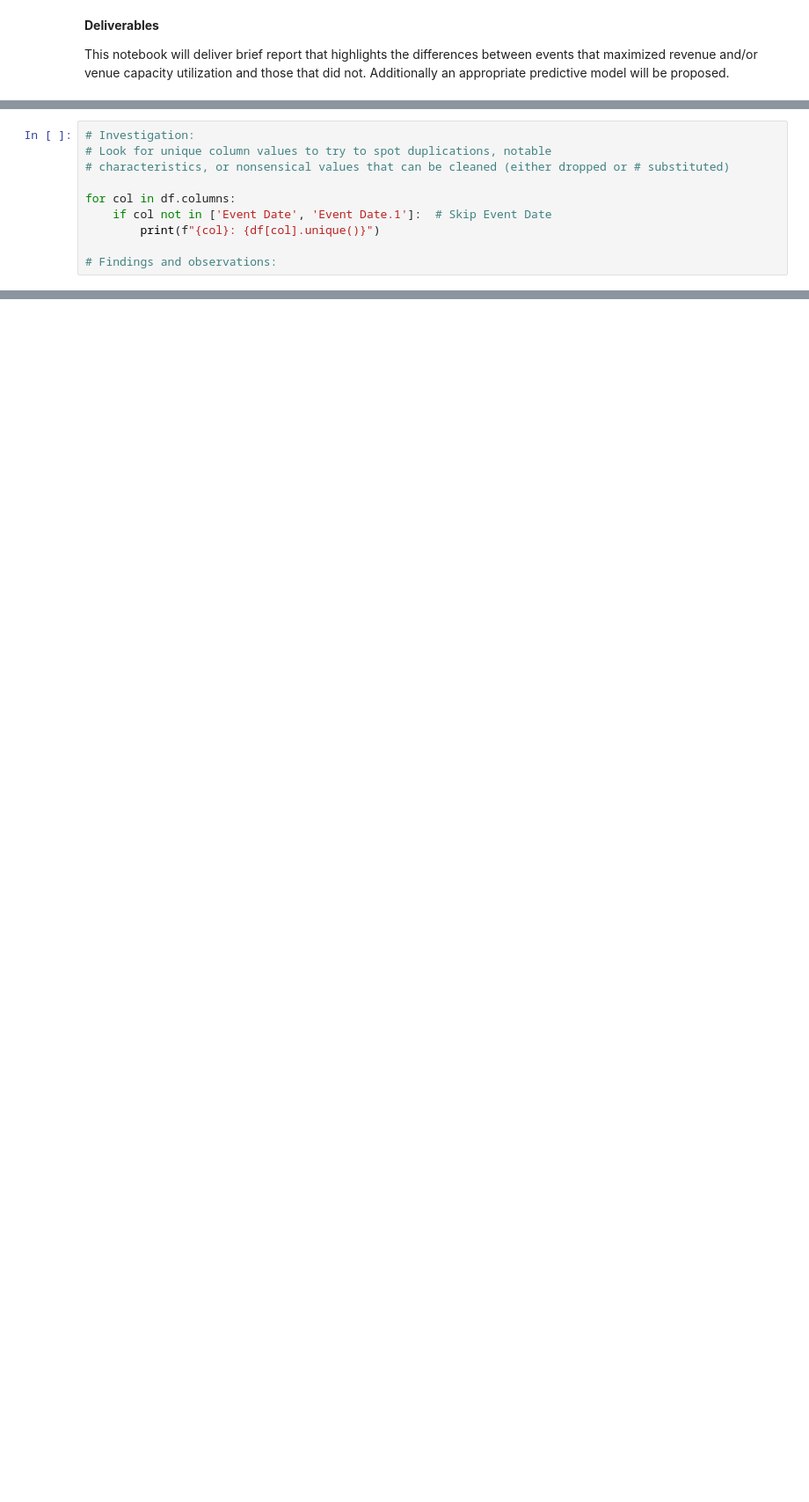
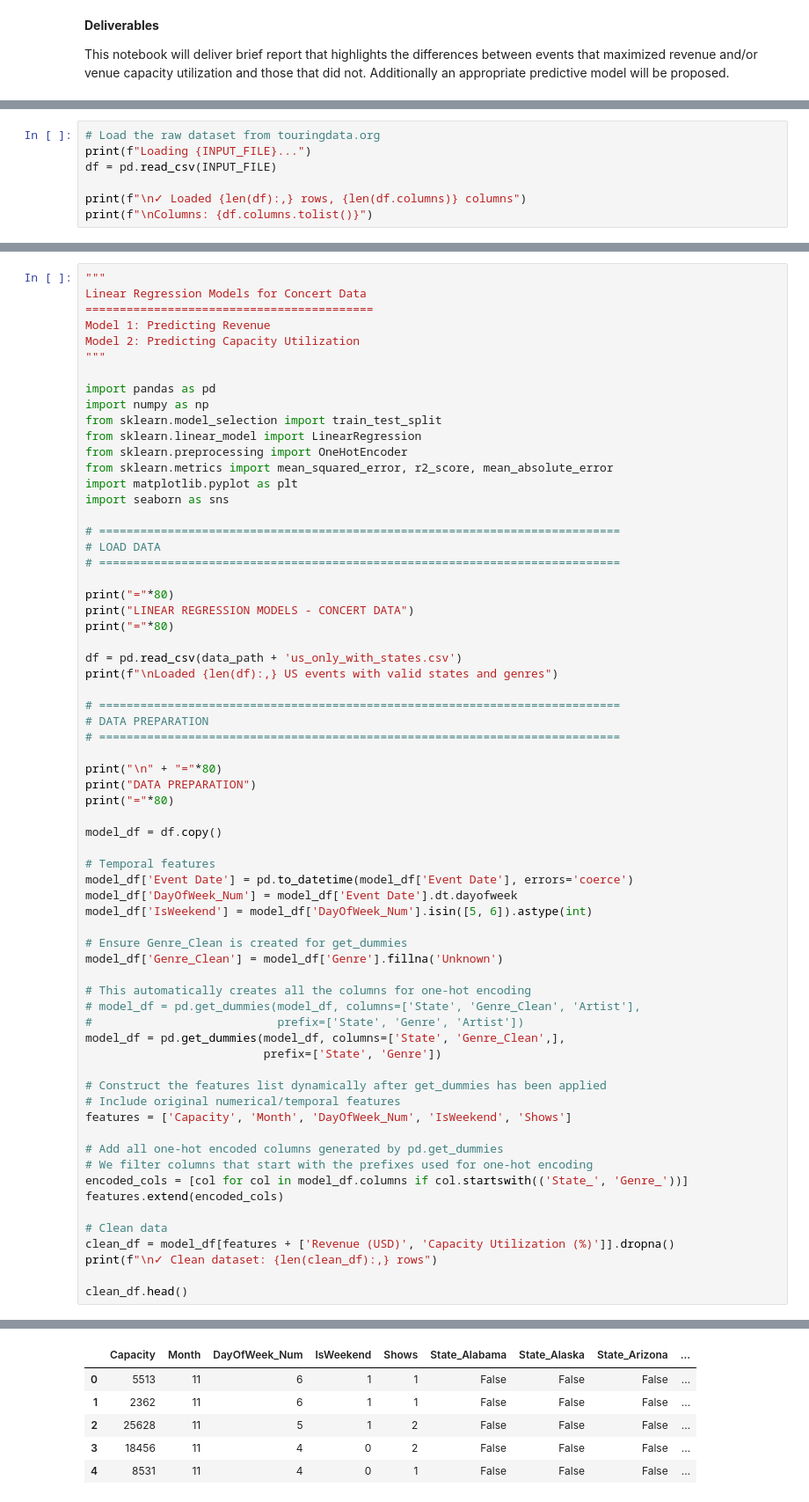
Before and after one commit to cheeseinvert/tour-data-eda, a Jupyter notebook: prompt_IV.ipynb, the cells around one changed output, grey strips where cells are left out. Shown at 88% size. Drawn from its saved outputs; the diff is of its cells as text; blank space fills up the shorter version.

```diff
--- a/prompt_IV.ipynb
+++ b/prompt_IV.ipynb
@@ -106,10 +33,0 @@ memory usage: 850.6+ KB
-# %%
-# Investigation:
-# Look for unique column values to try to spot duplications, notable
-# characteristics, or nonsensical values that can be cleaned (either dropped or # substituted)
-
-for col in df.columns:
-    if col not in ['Event Date', 'Event Date.1']:  # Skip Event Date
-        print(f"{col}: {df[col].unique()}")
-
-# Findings and observations:
@@ -147,0 +149,7 @@ except NameError:
+# %%
+# Load the raw dataset from touringdata.org
+print(f"Loading {INPUT_FILE}...")
+df = pd.read_csv(INPUT_FILE)
+
+print(f"\n✓ Loaded {len(df):,} rows, {len(df.columns)} columns")
+print(f"\nColumns: {df.columns.tolist()}")
@@ -147,0 +1079,67 @@ except NameError:
+# %%
+"""
+Linear Regression Models for Concert Data
+==========================================
+Model 1: Predicting Revenue
+Model 2: Predicting Capacity Utilization
+"""
+
+import pandas as pd
+import numpy as np
+from sklearn.model_selection import train_test_split
+from sklearn.linear_model import LinearRegression
+from sklearn.preprocessing import OneHotEncoder
+from sklearn.metrics import mean_squared_error, r2_score, mean_absolute_error
+import matplotlib.pyplot as plt
+import seaborn as sns
+
+# ============================================================================
+# LOAD DATA
+# ============================================================================
+
+print("="*80)
+print("LINEAR REGRESSION MODELS - CONCERT DATA")
+print("="*80)
+
+df = pd.read_csv(data_path + 'us_only_with_states.csv')
+print(f"\nLoaded {len(df):,} US events with valid states and genres")
+
+# ============================================================================
+# DATA PREPARATION
+# ============================================================================
+
+print("\n" + "="*80)
+print("DATA PREPARATION")
+print("="*80)
+
+model_df = df.copy()
+
+# Temporal features
+model_df['Event Date'] = pd.to_datetime(model_df['Event Date'], errors='coerce')
+model_df['DayOfWeek_Num'] = model_df['Event Date'].dt.dayofweek
+model_df['IsWeekend'] = model_df['DayOfWeek_Num'].isin([5, 6]).astype(int)
+
+# Ensure Genre_Clean is created for get_dummies
+model_df['Genre_Clean'] = model_df['Genre'].fillna('Unknown')
+
+# This automatically creates all the columns for one-hot encoding
+# model_df = pd.get_dummies(model_df, columns=['State', 'Genre_Clean', 'Artist'],
+#                           prefix=['State', 'Genre', 'Artist'])
+model_df = pd.get_dummies(model_df, columns=['State', 'Genre_Clean',],
+                          prefix=['State', 'Genre'])
+
+# Construct the features list dynamically after get_dummies has been applied
+# Include original numerical/temporal features
+features = ['Capacity', 'Month', 'DayOfWeek_Num', 'IsWeekend', 'Shows']
+
+# Add all one-hot encoded columns generated by pd.get_dummies
+# We filter columns that start with the prefixes used for one-hot encoding
+encoded_cols = [col for col in model_df.columns if col.startswith(('State_', 'Genre_'))]
+features.extend(encoded_cols)
+
+# Clean data
+clean_df = model_df[features + ['Revenue (USD)', 'Capacity Utilization (%)']].dropna()
+print(f"\n✓ Clean dataset: {len(clean_df):,} rows")
+
+clean_df.head()
+# %% [output]
@@ -147,0 +1157,6 @@ except NameError:
+|  | Capacity | Month | DayOfWeek_Num | IsWeekend | Shows | State_Alabama | State_Alaska | State_Arizona | ... |
+| 0 | 5513 | 11 | 6 | 1 | 1 | False | False | False | ... |
+| 1 | 2362 | 11 | 6 | 1 | 1 | False | False | False | ... |
+| 2 | 25628 | 11 | 5 | 1 | 2 | False | False | False | ... |
+| 3 | 18456 | 11 | 4 | 0 | 2 | False | False | False | ... |
+| 4 | 8531 | 11 | 4 | 0 | 1 | False | False | False | ... |
```
Also changed, not shown: parts of 39 cells of this notebook, 28 other files.
